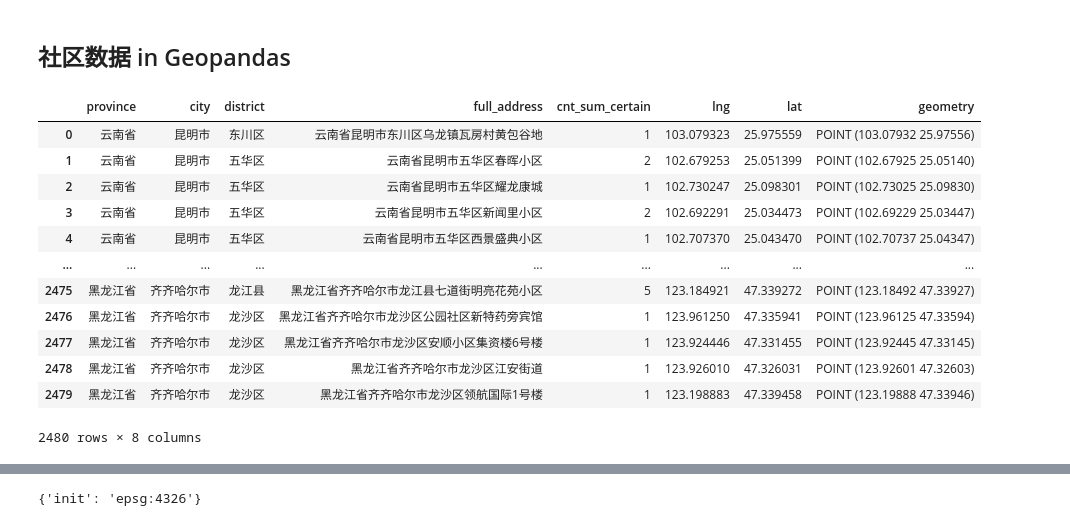
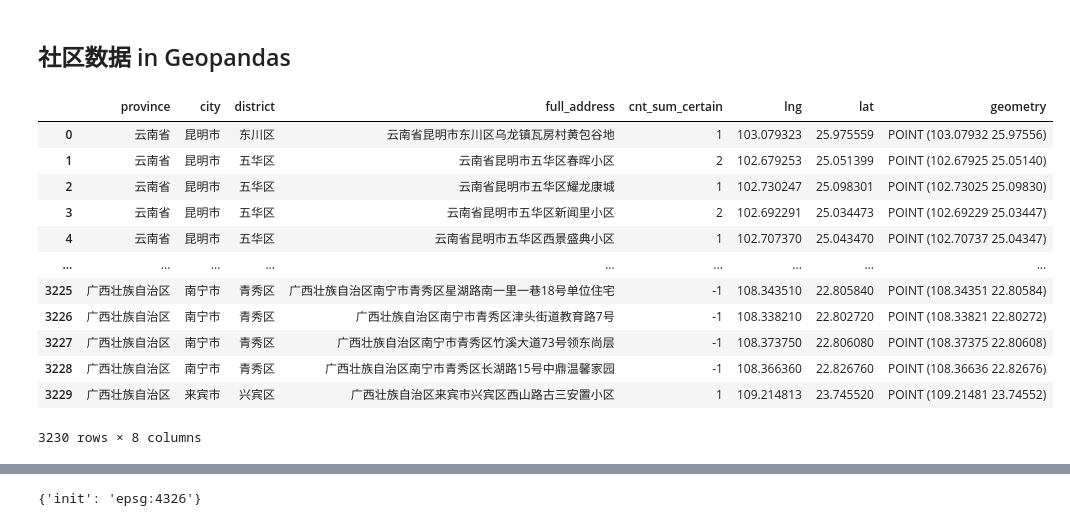
Before and after one commit to leonardzh/nCov2019-data-py, a Jupyter notebook: nCov2019Data.ipynb, the cells around one changed output, grey strips where cells are left out. Drawn from its saved outputs; the diff is of its cells as text; code cells hidden in the pictures.

```diff
--- a/nCov2019Data.ipynb
+++ b/nCov2019Data.ipynb
@@ -281,25 +298,25 @@ updateCommunity()
 # %%
 import geopandas as gpd
 df = getCommunityDataFrame()
 df_geo = df[['province','city','district','full_address','cnt_sum_certain','lng','lat']]
-df_geo = df_geo.astype({'cnt_sum_certain':'int32','lng': 'float64','lat': 'float64'})
-gpd.GeoDataFrame(
-    gdf, geometry=gpd.points_from_xy(df_geo.lng, df_geo.lat))
+df_geo = df_geo.replace('',0).astype({'cnt_sum_certain':'int32','lng': 'float64','lat': 'float64'})
+gdf = gpd.GeoDataFrame(
+    df_geo, geometry=gpd.points_from_xy(df_geo.lng, df_geo.lat))
 gdf
 # %% [output]
 |  | province | city | district | full_address | cnt_sum_certain | lng | lat | geometry |
 | 0 | 云南省 | 昆明市 | 东川区 | 云南省昆明市东川区乌龙镇瓦房村黄包谷地 | 1 | 103.079323 | 25.975559 | POINT (103.07932 25.97556) |
 | 1 | 云南省 | 昆明市 | 五华区 | 云南省昆明市五华区春晖小区 | 2 | 102.679253 | 25.051399 | POINT (102.67925 25.05140) |
 | 2 | 云南省 | 昆明市 | 五华区 | 云南省昆明市五华区耀龙康城 | 1 | 102.730247 | 25.098301 | POINT (102.73025 25.09830) |
 | 3 | 云南省 | 昆明市 | 五华区 | 云南省昆明市五华区新闻里小区 | 2 | 102.692291 | 25.034473 | POINT (102.69229 25.03447) |
 | 4 | 云南省 | 昆明市 | 五华区 | 云南省昆明市五华区西景盛典小区 | 1 | 102.707370 | 25.043470 | POINT (102.70737 25.04347) |
 | ... | ... | ... | ... | ... | ... | ... | ... | ... |
-| 2475 | 黑龙江省 | 齐齐哈尔市 | 龙江县 | 黑龙江省齐齐哈尔市龙江县七道街明亮花苑小区 | 5 | 123.184921 | 47.339272 | POINT (123.18492 47.33927) |
-| 2476 | 黑龙江省 | 齐齐哈尔市 | 龙沙区 | 黑龙江省齐齐哈尔市龙沙区公园社区新特药旁宾馆 | 1 | 123.961250 | 47.335941 | POINT (123.96125 47.33594) |
-| 2477 | 黑龙江省 | 齐齐哈尔市 | 龙沙区 | 黑龙江省齐齐哈尔市龙沙区安顺小区集资楼6号楼 | 1 | 123.924446 | 47.331455 | POINT (123.92445 47.33145) |
-| 2478 | 黑龙江省 | 齐齐哈尔市 | 龙沙区 | 黑龙江省齐齐哈尔市龙沙区江安街道 | 1 | 123.926010 | 47.326031 | POINT (123.92601 47.32603) |
-| 2479 | 黑龙江省 | 齐齐哈尔市 | 龙沙区 | 黑龙江省齐齐哈尔市龙沙区领航国际1号楼 | 1 | 123.198883 | 47.339458 | POINT (123.19888 47.33946) |
+| 3225 | 广西壮族自治区 | 南宁市 | 青秀区 | 广西壮族自治区南宁市青秀区星湖路南一里一巷18号单位住宅 | -1 | 108.343510 | 22.805840 | POINT (108.34351 22.80584) |
+| 3226 | 广西壮族自治区 | 南宁市 | 青秀区 | 广西壮族自治区南宁市青秀区津头街道教育路7号 | -1 | 108.338210 | 22.802720 | POINT (108.33821 22.80272) |
+| 3227 | 广西壮族自治区 | 南宁市 | 青秀区 | 广西壮族自治区南宁市青秀区竹溪大道73号领东尚层 | -1 | 108.373750 | 22.806080 | POINT (108.37375 22.80608) |
+| 3228 | 广西壮族自治区 | 南宁市 | 青秀区 | 广西壮族自治区南宁市青秀区长湖路15号中鼎温馨家园 | -1 | 108.366360 | 22.826760 | POINT (108.36636 22.82676) |
+| 3229 | 广西壮族自治区 | 来宾市 | 兴宾区 | 广西壮族自治区来宾市兴宾区西山路古三安置小区 | 1 | 109.214813 | 23.745520 | POINT (109.21481 23.74552) |
-2480 rows × 8 columns
+3230 rows × 8 columns
 # %%
 df_geo
 # %% [output]
```
Also changed, not shown: parts of 28 cells of this notebook, 5 other files.
